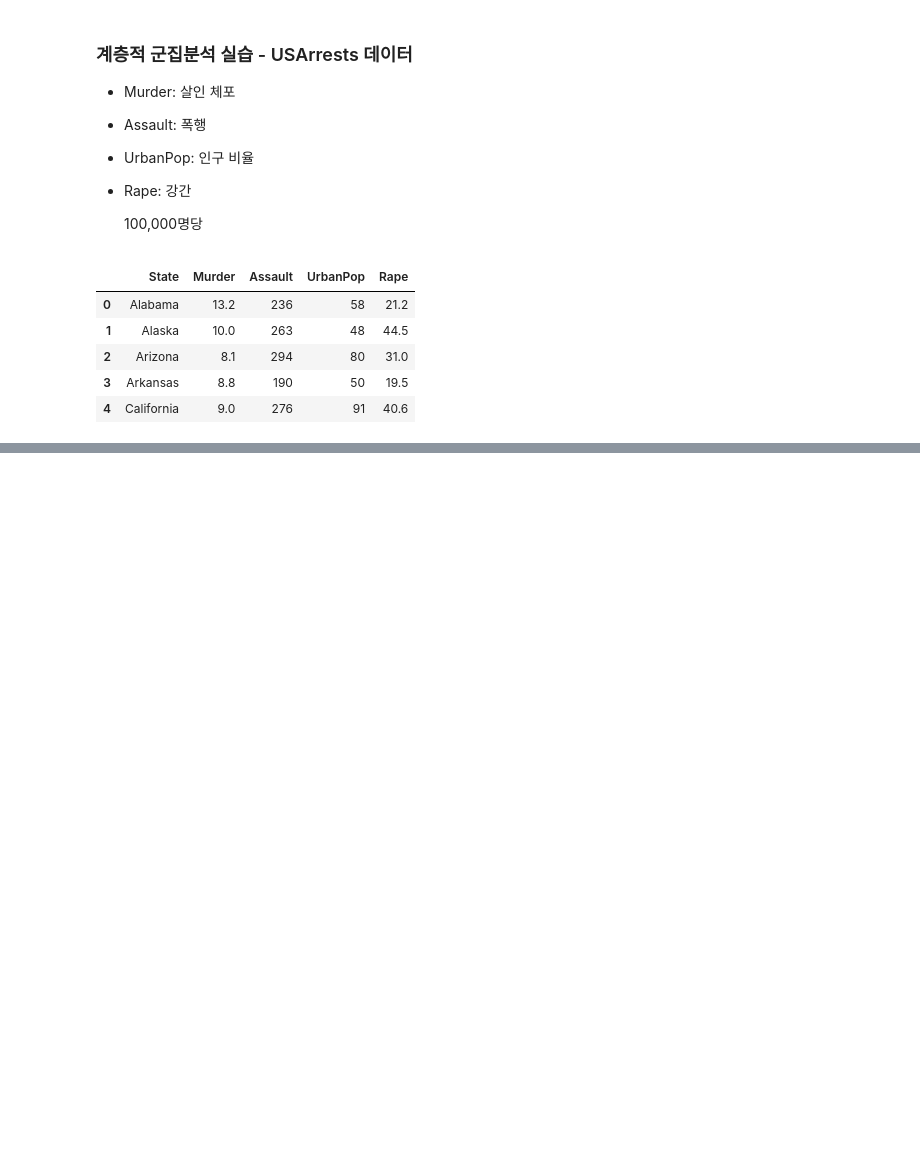
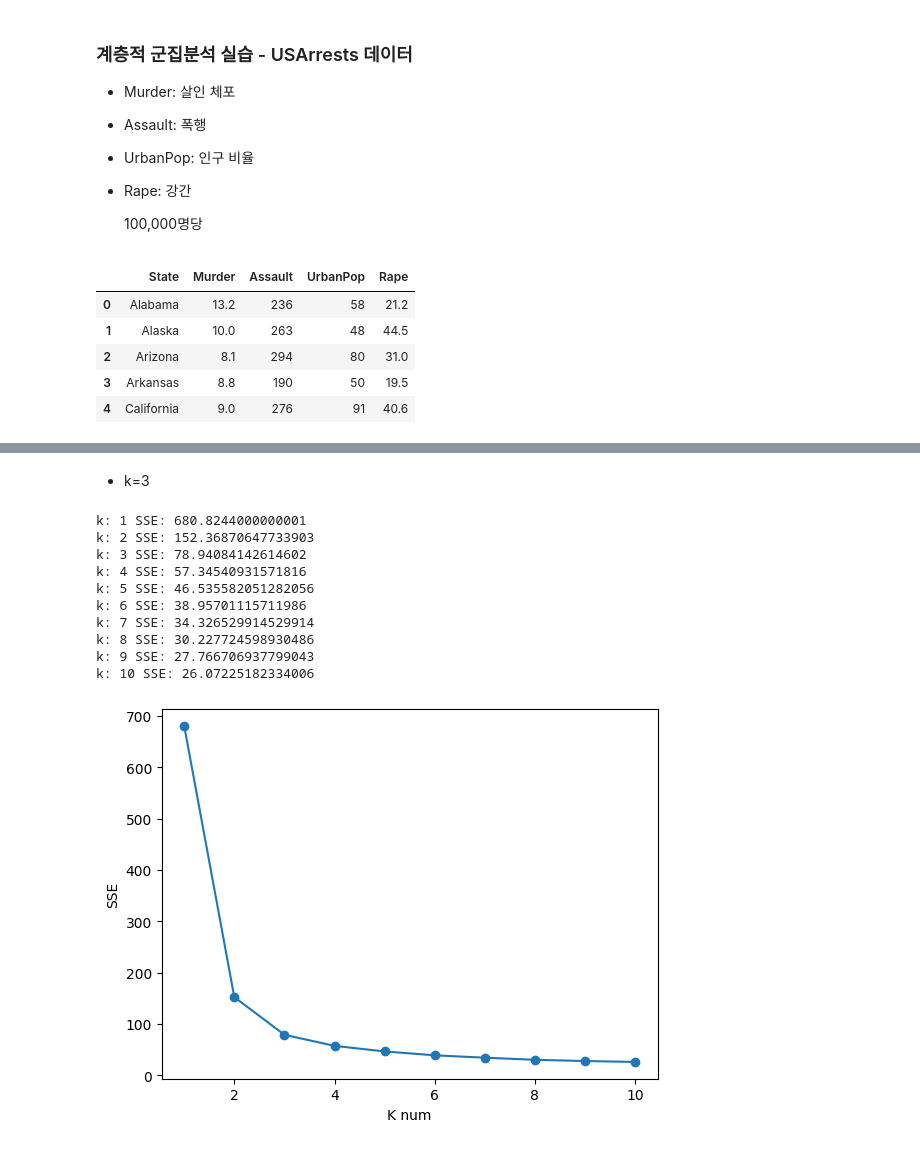
Before and after one commit to sai-with/ADP_prac, a Jupyter notebook: statics/군집분석.ipynb, the cells around one changed output, grey strips where cells are left out. Cells and saved outputs as stored; diff of their text form; code cells hidden in the pictures; blank space fills up the shorter version.

```diff
--- a/statics/군집분석.ipynb
+++ b/statics/군집분석.ipynb
@@ -66,0 +205,5 @@ us.head()
+# %%
+# 데이터 로드
+iris = pd.read_csv('https://raw.githubusercontent.com/ADPclass/ADP_book_ver01/main/data/iris.csv')
+X = iris.drop('target', axis=1)
+X.head()
@@ -66,0 +217,8 @@ us.head()
+# %%
+## 콜린스키 하라바츠 스코어 - 높을 수록👍
+for k in range(2,10):
+    kmeans = KMeans(n_clusters=k, random_state=1).fit(X)
+    labels = kmeans.labels_ # 배당된 클러스터
+    print(f'''
+          k:{k}
+          score: {calinski_harabasz_score(X, labels)}''')
@@ -66,0 +243,28 @@ us.head()
+# %% [markdown]
+* k=3
+# %%
+# 엘보우 메소드
+def elbow(X):
+    sse = []
+    for k in range(1, 11):
+        km = KMeans(n_clusters=k, random_state=1)
+        km.fit(X)
+        sse.append(km.inertia_)
+        print(f'k: {k} SSE: {km.inertia_}')
+
+    plt.plot(range(1,11), sse, marker='o')
+    plt.xlabel('K num')
+    plt.ylabel('SSE');
+elbow(X)
+# %% [output]
+k: 1 SSE: 680.8244000000001
+k: 2 SSE: 152.36870647733903
+k: 3 SSE: 78.94084142614602
+k: 4 SSE: 57.34540931571816
+k: 5 SSE: 46.535582051282056
+k: 6 SSE: 38.95701115711986
+k: 7 SSE: 34.326529914529914
+k: 8 SSE: 30.227724598930486
+k: 9 SSE: 27.766706937799043
+k: 10 SSE: 26.07225182334006
+[figure, added]
```
Also changed, not shown: parts of 18 cells of this notebook.
